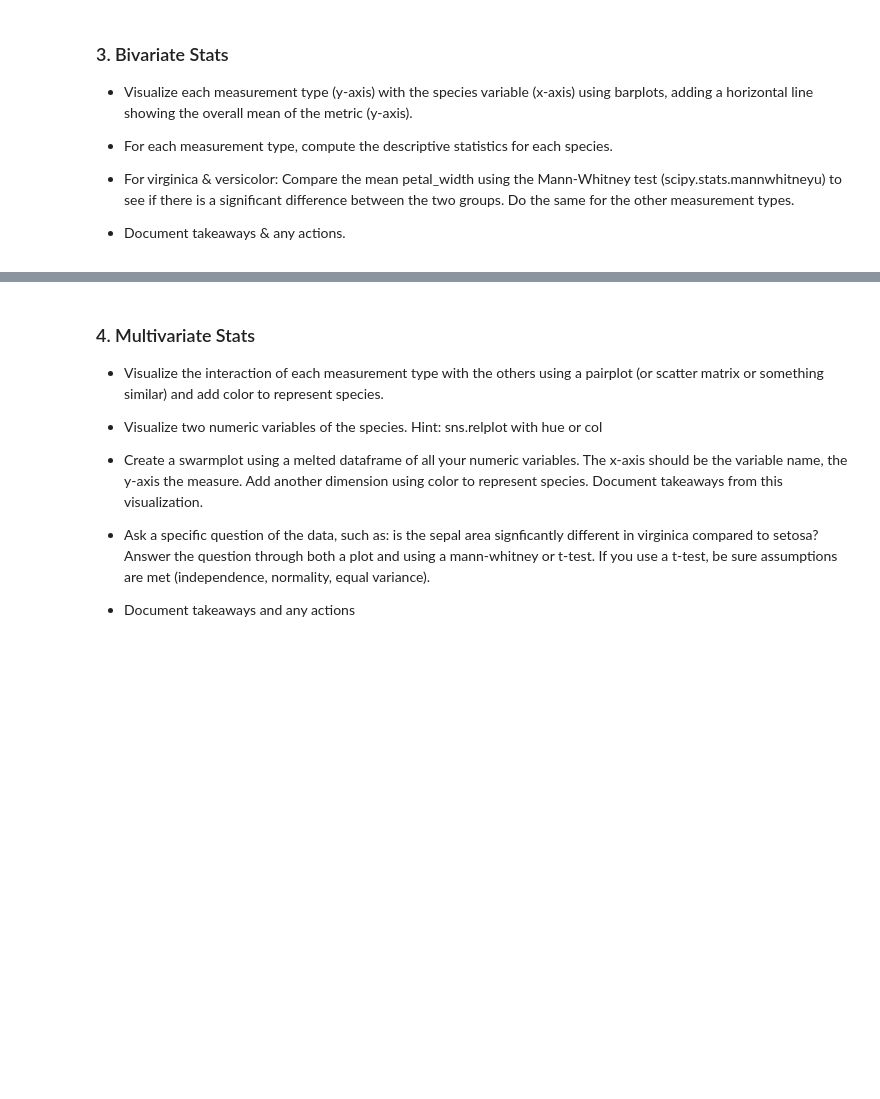
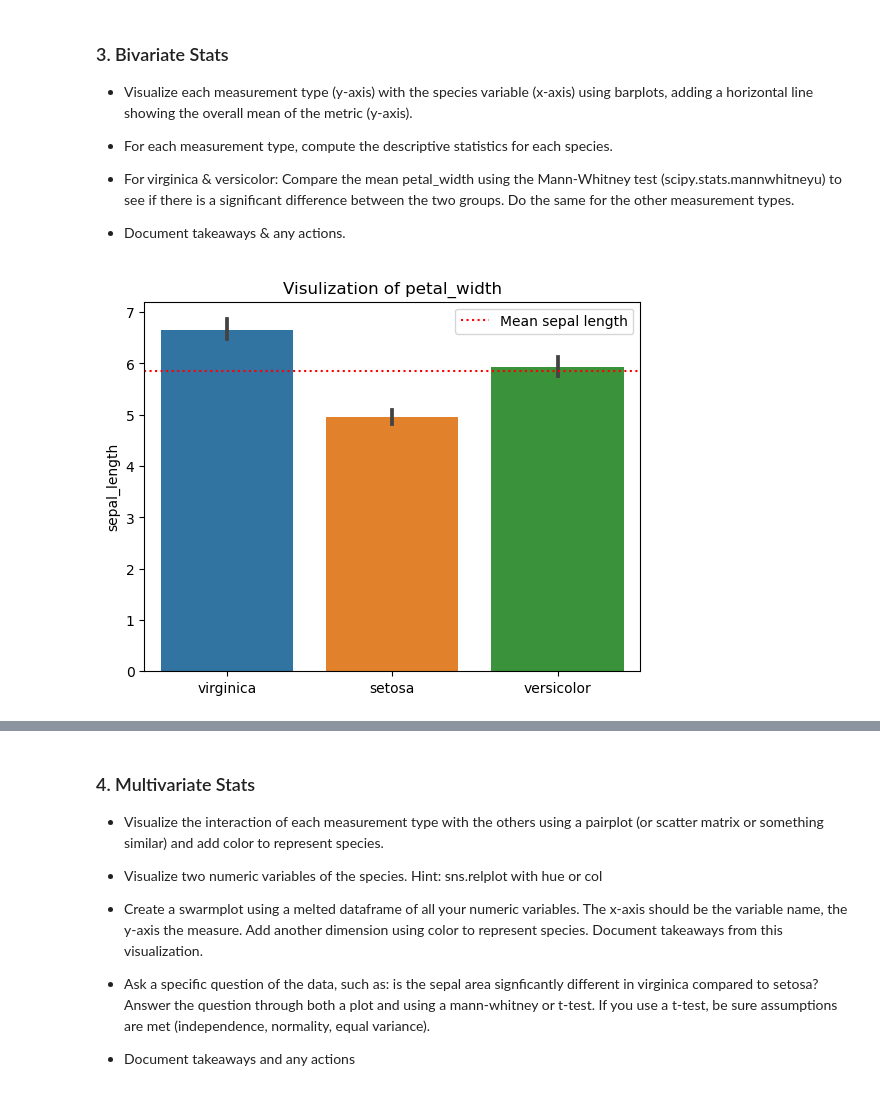
Before and after one commit to NikkideVries/classification-exercises, a Jupyter notebook: explore.ipynb, the cells around one changed output, grey strips where cells are left out. Cells and saved outputs as stored; diff of their text form; code cells hidden in the pictures; blank space fills up the shorter version.

```diff
--- a/explore.ipynb
+++ b/explore.ipynb
@@ -44,3 +44,7 @@ iris = iris.drop(columns='species_id')
 # %%
 # rename the species_name to species
 iris = iris.rename(columns={'species_name':'species'})
+# %%
+# create a dummy:
+dummy_df = pd.get_dummies(iris[['species']], drop_first = True)
+dummy_df.head()
@@ -46,0 +58,3 @@ iris = iris.rename(columns={'species_name':'species'})
+# %%
+# concat or add dummies to iris data
+iris = pd.concat([iris, dummy_df], axis = 1)
@@ -60,3 +223,23 @@ iris = iris.rename(columns={'species_name':'species'})
 - For virginica & versicolor: Compare the mean petal_width using the Mann-Whitney test (scipy.stats.mannwhitneyu) to see if there is a significant difference between the two groups. Do the same for the other measurement types.
 
 - Document takeaways & any actions.
+# %%
+# need to get the mean lenghts of the measurments:
+mean_sepal_length = train.sepal_length.mean()
+mean_sepal_width = train.sepal_width.mean()
+mean_petal_length = train.petal_length.mean()
+mean_petal_width = train.petal_width.mean()
+# %%
+# need to create barplot's with a horizontal line:
+# sepal_length:
+plt.title(f'Visulization of {col}')
+# calling seaborn for a bar plot, specifying species and sepal length
+sns.barplot(x="species", y="sepal_length", data=train)
+# annotate a mean of the sepal length
+# place the calculated mean as a horizontal axis line
+plt.axhline(mean_sepal_length, label="Mean sepal length", color='red', linestyle='dotted')
+plt.xlabel('')
+plt.legend()
+plt.show()
+# %% [output]
+[figure, added]
```
Also changed, not shown: parts of 24 cells of this notebook, 3 other files.
